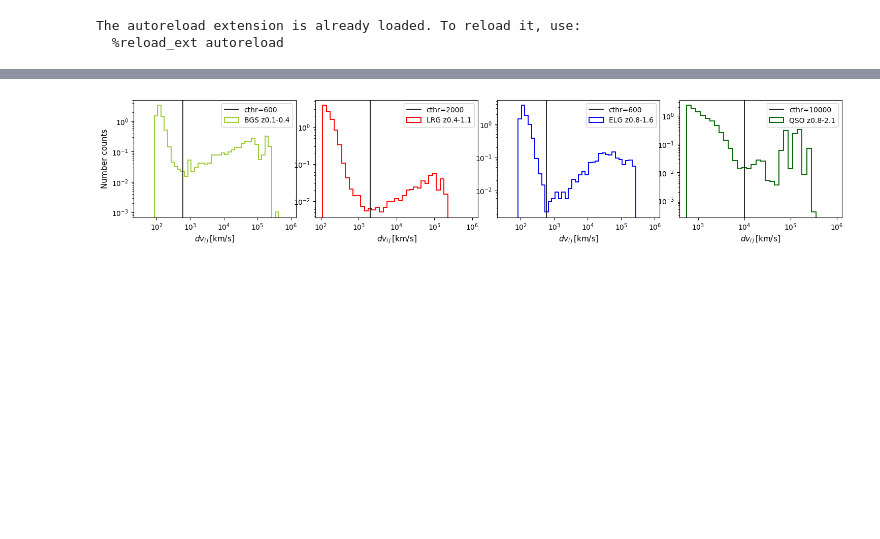
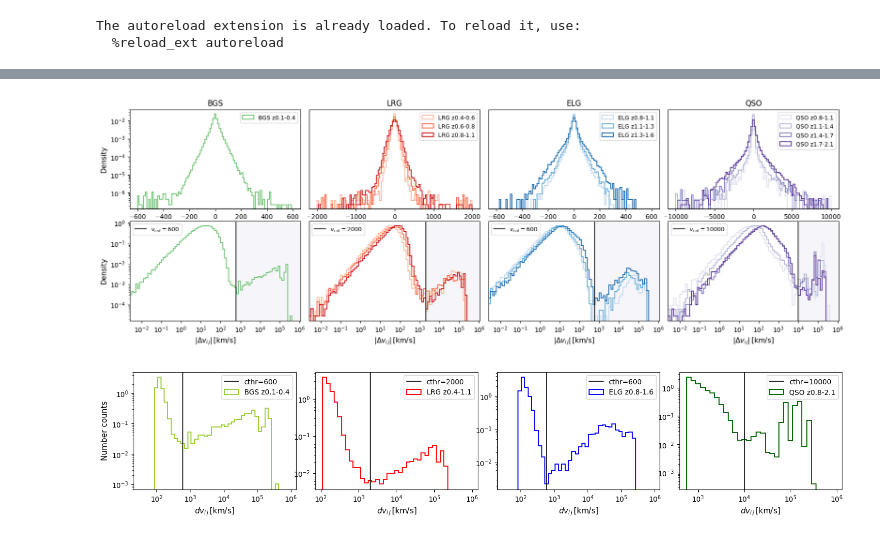
Before and after one commit to ShengyuHE/desi_y3_redshift_errors, a Jupyter notebook: main/repeat_obs/notebooks/repeats_distribution.ipynb, the cells around one changed output, grey strips where cells are left out. Drawn from its saved outputs; the diff is of its cells as text; code cells hidden in the pictures; blank space fills up the shorter version.

```diff
--- a/main/repeat_obs/notebooks/repeats_distribution.ipynb
+++ b/main/repeat_obs/notebooks/repeats_distribution.ipynb
@@ -59,3 +97,59 @@ for idx, tracer in enumerate(tracers):
+# %%
+tracers = ['BGS', 'LRG', 'ELG', 'QSO']
+
+fig = plt.figure(figsize=(20, 6))
+gs = gridspec.GridSpec(2, 4, wspace=0.05, hspace=0.12)
+
+for indt, tracer in enumerate(tracers):
+
+    colormap = get_cmap(COLOR_TRACER_GRADIENT[tracer])(
+        np.linspace(0, 1, len(REDSHIFT_BIN_ABACUSHF_V2[tracer]) + 2)
+    )[1:]
+
+    for indz, (zmin, zmax) in enumerate(REDSHIFT_BIN_ABACUSHF_V2[tracer]):
+
+        dv, qu = get_repeats_dv(tracer[:3], zmin, zmax, kind='Z1/Z2')
+        cthr = qu['cthr']
+        # ========== |Δv| ==========
+        ax = plt.subplot(gs[0, indt])
+        ax.hist(dv, histtype='step', bins=set_edges('linear', cthr, 100), density=True,
+            lw=1.4, color=colormap[indz], label=f'{tracer[:3]} z{zmin}-{zmax}')
+        ax.set_yscale('log')
+        ax.set_xlim(-cthr * 1.1, +cthr * 1.1)
+        ax.set_xlabel(r'$\Delta v_{i\,j} \, \rm{[km/s]}$', fontsize=11)
+        if indt == 0:
+            ax.set_ylabel('Density', fontsize=11)
+        else:
+            ax.tick_params(axis='y', which='both', left=False, labelleft=False)
+        ax.legend(fontsize=9)
+        # ========== log10 |Δv| ==========
+        ax = plt.subplot(gs[1, indt])
+        catasmin, catasmax, catasbin = -3.5, 6.05, 0.1
+        ax.hist(np.log10(np.abs(dv)), histtype='step', bins=np.arange(catasmin, catasmax, catasbin), density=True,
+            lw=1.4, color=colormap[indz],)
+        if indz == 0:
+            ax.axvline(np.log10(cthr), color='black', lw=1.2, label=f'$v_{{cut}}={cthr}$')
+            ax.axvspan(np.log10(cthr), 7, color='darkblue', alpha=0.04, zorder=0)
+        ax.set_yscale('log')
+        ax.set_xlim(catasmin + 0.9, catasmax)
+        ax.set_xlabel(r'$|\Delta v_{i\,j}| \, \rm{[km/s]}$', fontsize=11)
+        ax.xaxis.set_major_locator(ticker.MultipleLocator(1))
+        ax.xaxis.set_major_formatter(ticker.FuncFormatter(lambda x, _: fr"$10^{{{int(x)}}}$"))
+        if indt == 0:
+            ax.set_ylabel('Density', fontsize=11)
+        else:
+            ax.tick_params(axis='y', which='both', left=False, labelleft=False)
+        if indz == 0:
+            ax.legend(fontsize=9)
+
+# Optional: panel titles
+for i, tracer in enumerate(tracers):
+    plt.subplot(gs[0, i]).set_title(tracer, fontsize=12)
+
+if save_fig == True:
+    plt.savefig(OVERLEAF_DIR+f'/hist_redshift_errors_bin', dpi=400, bbox_inches='tight')
+# %% [output]
+[figure, added]
 # %%
 # plot the overall dv distribution
 fig = plt.figure(figsize=(18, 3))
```
Also changed, not shown: parts of 4 cells of this notebook, 23 other files.
